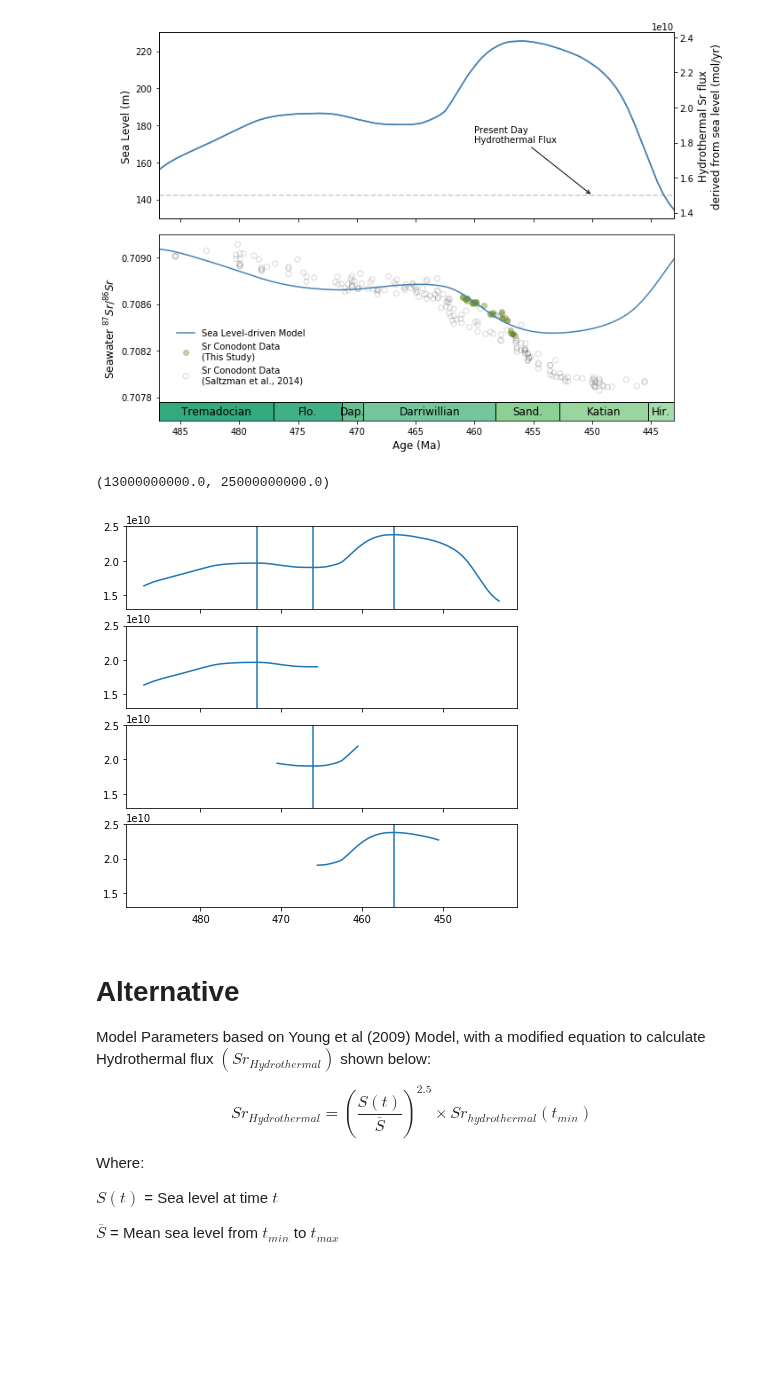
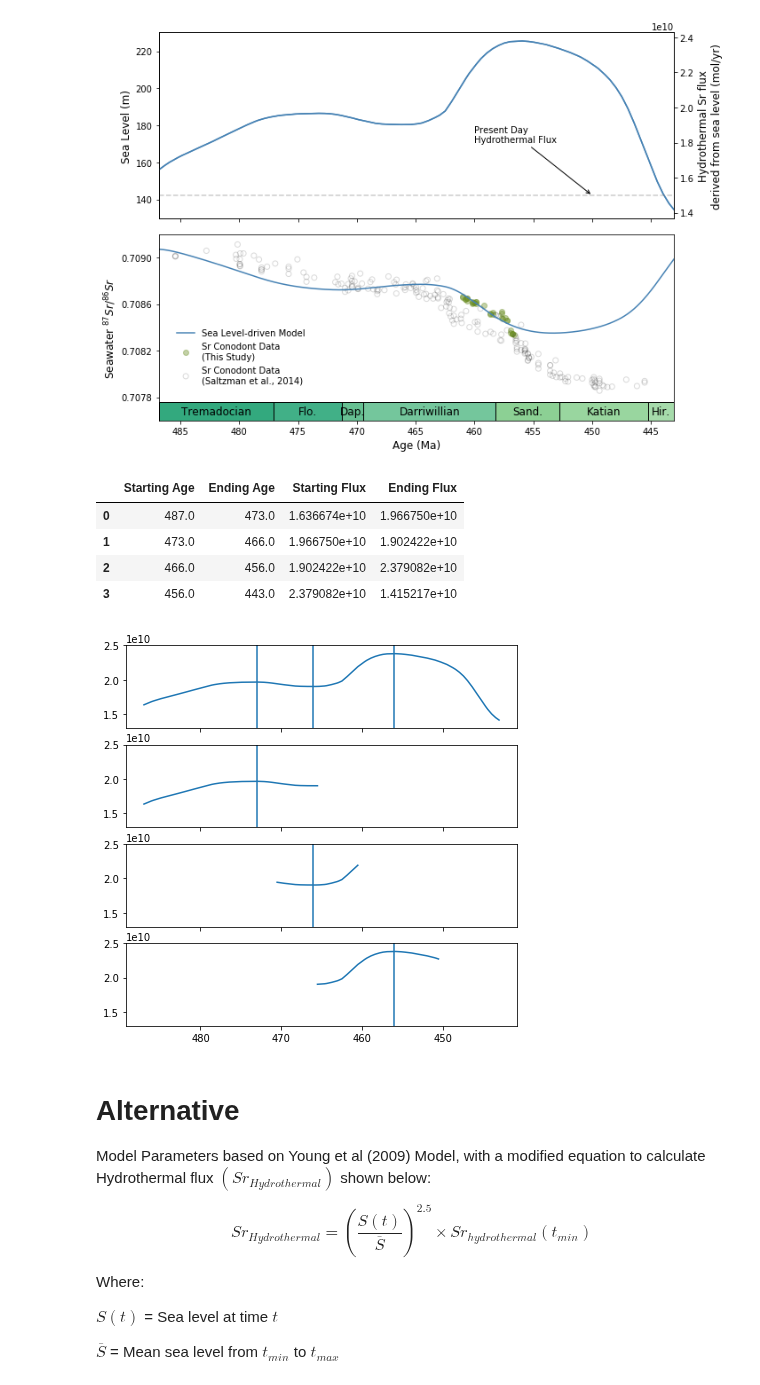
Before and after one commit to datuadiatma/avila_etal_2022, a Jupyter notebook: Notebook/Avila et al Paper Figure.ipynb, the cells around one changed output. Saved outputs shown, nothing was run; the diff lists cells and outputs as text; code cells hidden in the pictures; blank space fills up the shorter version.

Commit message:
Added stage box

```diff
--- a/Notebook/Avila et al Paper Figure.ipynb
+++ b/Notebook/Avila et al Paper Figure.ipynb
@@ -255,38 +255,47 @@ stage3_maxindex = np.where(np.round(Jh_sl)==stage3_max)[0][0]
 stage3_maxage = round(age[stage3_maxindex])
 
 #Table
-starting_ages = [487,495]
+starting_age = [tmin,stage1_maxage,stage2_minage,stage3_maxage]
+ending_age = [stage1_maxage,stage2_minage,stage3_maxage,tmax]
+starting_flux = (Jh_sl[0],Jh_sl[stage1_maxindex],Jh_sl[stage2_minindex],Jh_sl[stage3_maxindex])
+ending_flux = (Jh_sl[stage1_maxindex],Jh_sl[stage2_minindex],Jh_sl[stage3_maxindex],Jh_sl[len(Jh_sl)-1])
 
-#stages = pd.DataFrame({'Stage 1':stage1,'Stage 2':stage2, 'Stage 3':stage3})
-starting_ages
+stages = pd.DataFrame({'Starting Age':starting_age,'Ending Age':ending_age,'Starting Flux':starting_flux,\
+                      'Ending Flux':ending_flux,})
 
 
 #plot
 fig, (ax1, ax2, ax3, ax4) = plt.subplots(4, 1, figsize=(7, 7), sharex=True)
 
 ax1.plot(age, Jh_sl)
 ax1.axvline(x=stage1_maxage)
 ax1.axvline(x=stage2_minage)
 ax1.axvline(x=stage3_maxage)
 ax1.invert_xaxis()
 ax1.set_ylim(1.3e10, 2.5e10)
 
 trans = ax2.get_xaxis_transform()
 ax2.plot(stage1_agerange,stage1_range)
 ax2.axvline(x=stage1_maxage)
 ax2.set_ylim(1.3e10, 2.5e10)
 
 trans = ax3.get_xaxis_transform()
 ax3.plot(stage2_agerange,stage2_range)
 ax3.axvline(x=stage2_minage)
 ax3.set_ylim(1.3e10, 2.5e10)
 
 trans = ax4.get_xaxis_transform()
 ax4.plot(stage3_agerange,stage3_range)
 ax4.axvline(x=stage3_maxage)
 ax4.set_ylim(1.3e10, 2.5e10)
+
+stages
 # %% [output]
-(13000000000.0, 25000000000.0)
+|  | Starting Age | Ending Age | Starting Flux | Ending Flux |
+| 0 | 487.0 | 473.0 | 1.636674e+10 | 1.966750e+10 |
+| 1 | 473.0 | 466.0 | 1.966750e+10 | 1.902422e+10 |
+| 2 | 466.0 | 456.0 | 1.902422e+10 | 2.379082e+10 |
+| 3 | 456.0 | 443.0 | 2.379082e+10 | 1.415217e+10 |
 [figure]
 # %% [markdown]
 # Alternative
```
Also changed, not shown: 2 other files.
